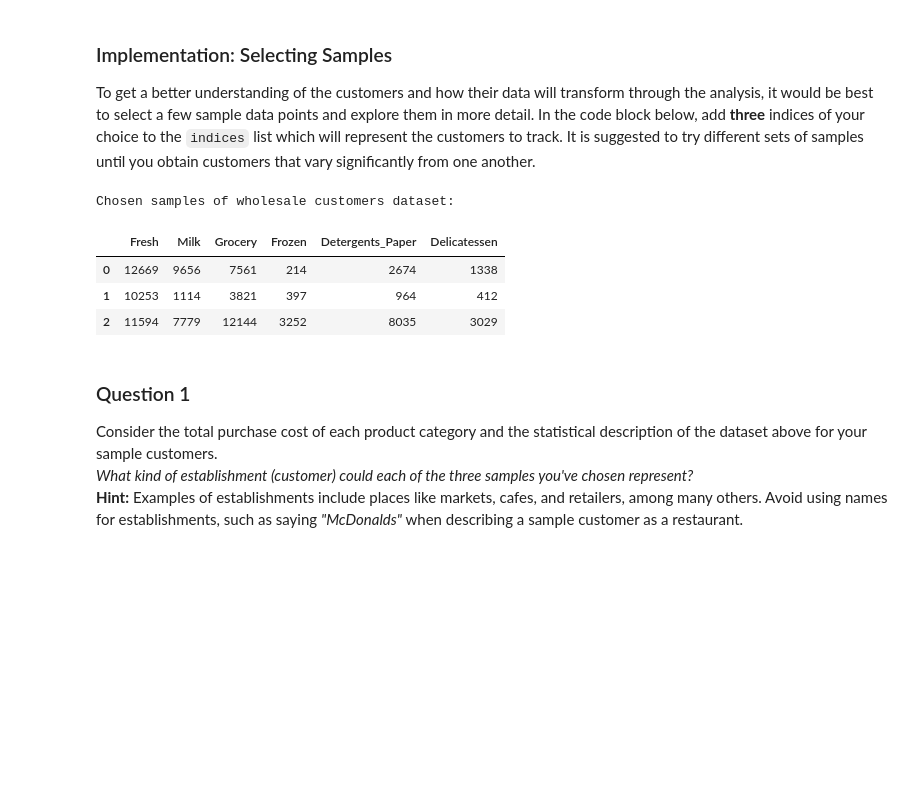
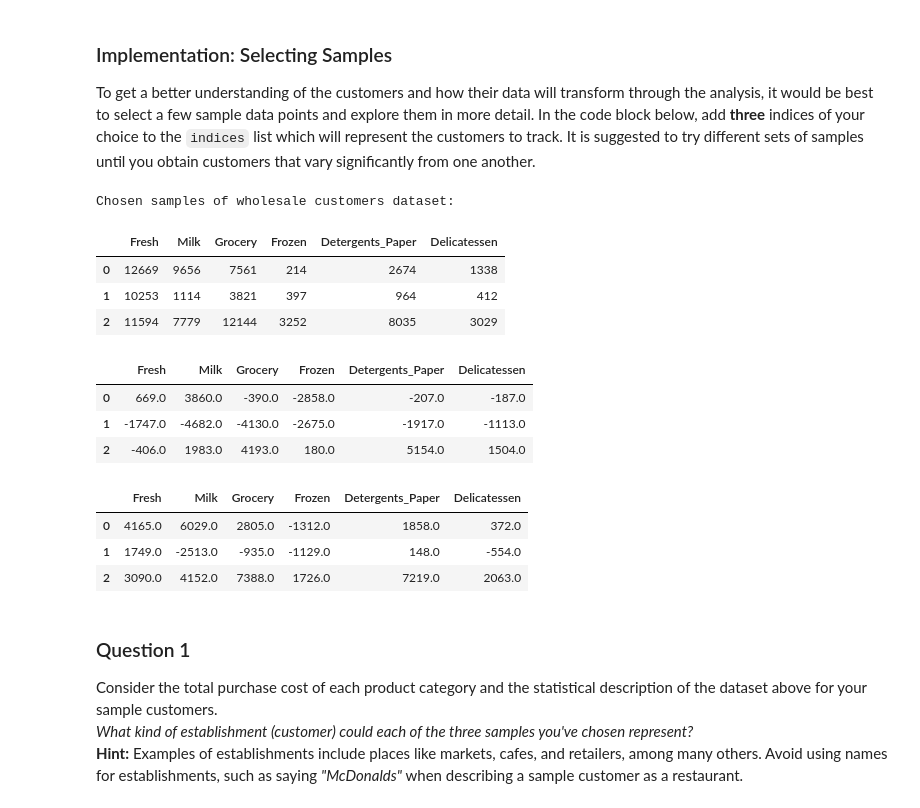
Before and after one commit to bdjidi/udacity, a Jupyter notebook: nd009/customer_segments/customer_segments.ipynb, the cells around one changed output. Saved outputs shown, nothing was run; the diff lists cells and outputs as text; code cells hidden in the pictures; blank space fills up the shorter version.

```diff
--- a/nd009/customer_segments/customer_segments.ipynb
+++ b/nd009/customer_segments/customer_segments.ipynb
@@ -61,17 +61,27 @@ To get a better understanding of the customers and how their data will transform
 # %%
 # TODO: Select three indices of your choice you wish to sample from the dataset
 indices = [0,15,100]
 
 # Create a DataFrame of the chosen samples
 samples = pd.DataFrame(data.loc[indices], columns = data.keys()).reset_index(drop = True)
 print "Chosen samples of wholesale customers dataset:"
 display(samples)
+display(samples - np.round(data.mean()))
+display(samples - np.round(data.median()))
 # %% [output]
 Chosen samples of wholesale customers dataset:
 |  | Fresh | Milk | Grocery | Frozen | Detergents_Paper | Delicatessen |
 | 0 | 12669 | 9656 | 7561 | 214 | 2674 | 1338 |
 | 1 | 10253 | 1114 | 3821 | 397 | 964 | 412 |
 | 2 | 11594 | 7779 | 12144 | 3252 | 8035 | 3029 |
+|  | Fresh | Milk | Grocery | Frozen | Detergents_Paper | Delicatessen |
+| 0 | 669.0 | 3860.0 | -390.0 | -2858.0 | -207.0 | -187.0 |
+| 1 | -1747.0 | -4682.0 | -4130.0 | -2675.0 | -1917.0 | -1113.0 |
+| 2 | -406.0 | 1983.0 | 4193.0 | 180.0 | 5154.0 | 1504.0 |
+|  | Fresh | Milk | Grocery | Frozen | Detergents_Paper | Delicatessen |
+| 0 | 4165.0 | 6029.0 | 2805.0 | -1312.0 | 1858.0 | 372.0 |
+| 1 | 1749.0 | -2513.0 | -935.0 | -1129.0 | 148.0 | -554.0 |
+| 2 | 3090.0 | 4152.0 | 7388.0 | 1726.0 | 7219.0 | 2063.0 |
 # %% [markdown]
 ### Question 1
 Consider the total purchase cost of each product category and the statistical description of the dataset above for your sample customers.
```
Also changed, not shown: parts of 15 cells of this notebook, 1 other file.
